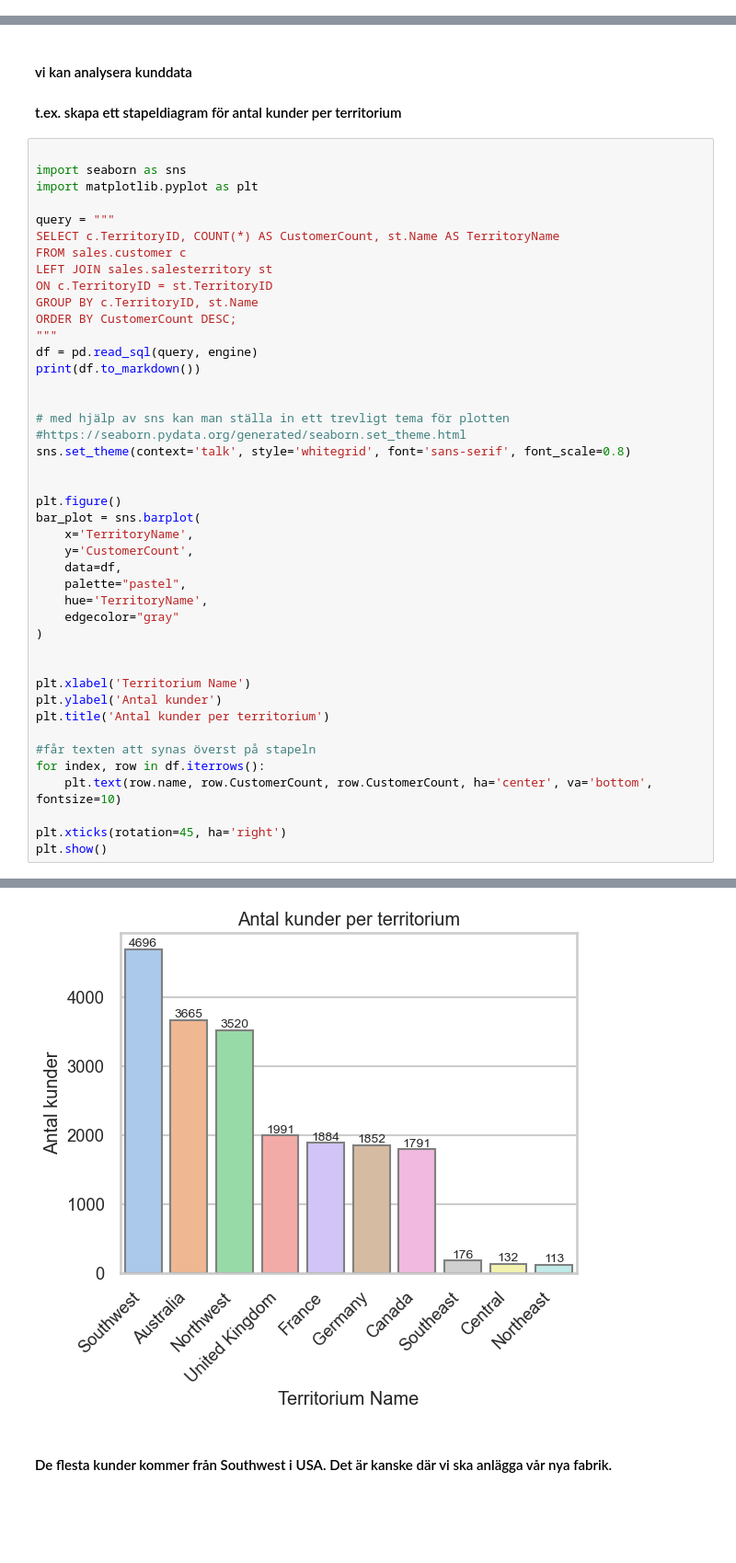
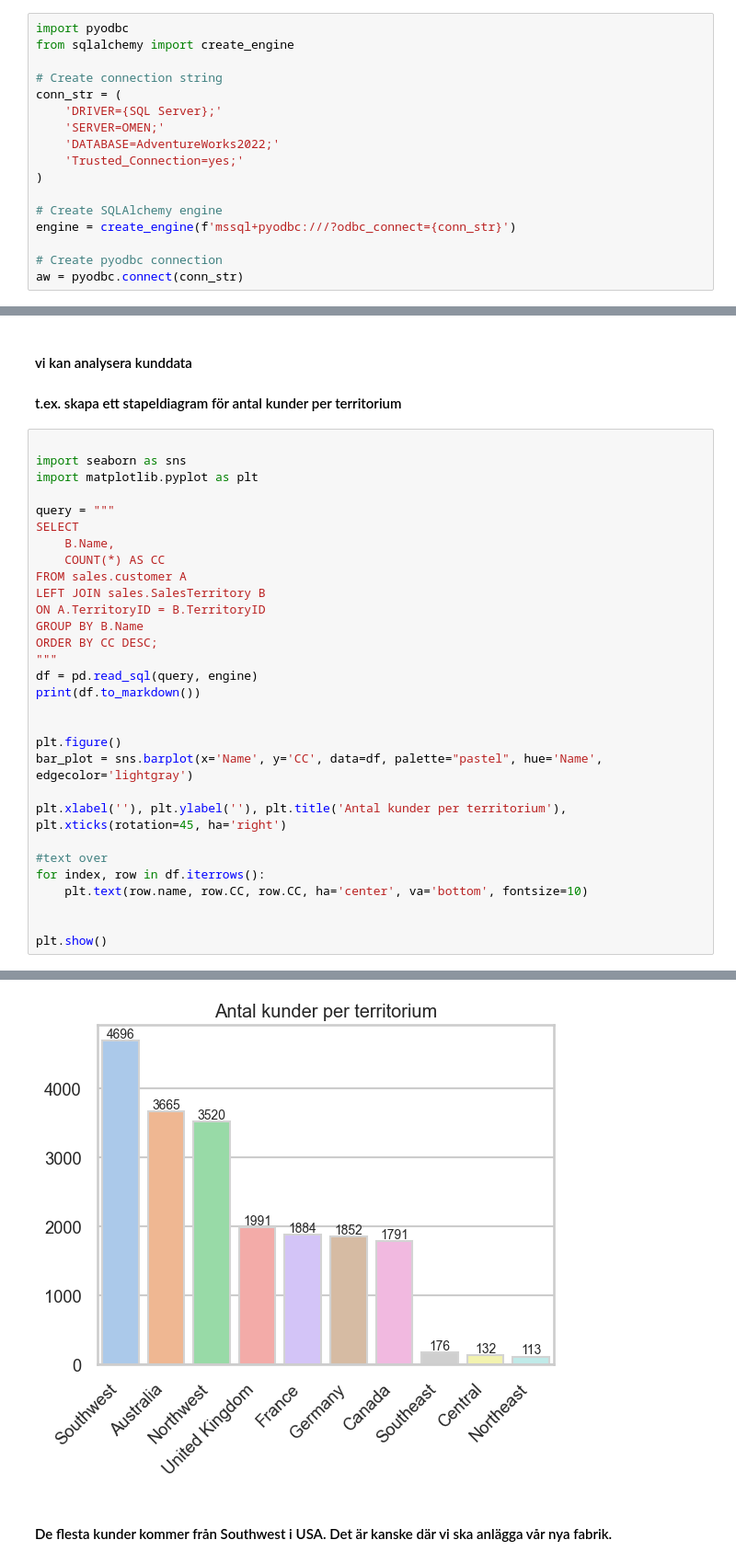
Before and after one commit to maria-lagerholm/FullStackRomanChurches, a Jupyter notebook: kunskapskontroll_Lagerholm.ipynb, the cells around one changed output, grey strips where cells are left out. Shown: that part at 92% size. Saved outputs shown, nothing was run; the diff lists cells and outputs as text; blank space fills up the shorter version.

```diff
--- a/kunskapskontroll_Lagerholm.ipynb
+++ b/kunskapskontroll_Lagerholm.ipynb
@@ -54,3 +28,20 @@ I am connected!
+# %%
+import pyodbc
+from sqlalchemy import create_engine
+
+# Create connection string
+conn_str = (
+    'DRIVER={SQL Server};'
+    'SERVER=OMEN;'
+    'DATABASE=AdventureWorks2022;'
+    'Trusted_Connection=yes;'
+)
+
+# Create SQLAlchemy engine
+engine = create_engine(f'mssql+pyodbc:///?odbc_connect={conn_str}')
+
+# Create pyodbc connection
+aw = pyodbc.connect(conn_str)
 # %% [markdown]
 #### Först utforskar jag strukturen av db AdventureWorks2022
 # %%
@@ -90,41 +111,28 @@ import seaborn as sns
 import matplotlib.pyplot as plt
 
 query = """
-SELECT c.TerritoryID, COUNT(*) AS CustomerCount, st.Name AS TerritoryName
-FROM sales.customer c
-LEFT JOIN sales.salesterritory st
-ON c.TerritoryID = st.TerritoryID
-GROUP BY c.TerritoryID, st.Name
-ORDER BY CustomerCount DESC;
+SELECT
+    B.Name,
+    COUNT(*) AS CC
+FROM sales.customer A
+LEFT JOIN sales.SalesTerritory B
+ON A.TerritoryID = B.TerritoryID
+GROUP BY B.Name
+ORDER BY CC DESC;
 """
 df = pd.read_sql(query, engine)
 print(df.to_markdown())
 
 
-# med hjälp av sns kan man ställa in ett trevligt tema för plotten
-#https://seaborn.pydata.org/generated/seaborn.set_theme.html
-sns.set_theme(context='talk', style='whitegrid', font='sans-serif', font_scale=0.8)
+plt.figure()
+bar_plot = sns.barplot(x='Name', y='CC', data=df, palette="pastel", hue='Name', edgecolor='lightgray')
+
+plt.xlabel(''), plt.ylabel(''), plt.title('Antal kunder per territorium'), plt.xticks(rotation=45, ha='right')
+
+#text over
+for index, row in df.iterrows():
+    plt.text(row.name, row.CC, row.CC, ha='center', va='bottom', fontsize=10)
 
 
-plt.figure()
-bar_plot = sns.barplot(
-    x='TerritoryName',
-    y='CustomerCount',
-    data=df,
-    palette="pastel",
-    hue='TerritoryName',
-    edgecolor="gray"
-)
-
-
-plt.xlabel('Territorium Name')
-plt.ylabel('Antal kunder')
-plt.title('Antal kunder per territorium')
-
-#får texten att synas överst på stapeln
-for index, row in df.iterrows():
-    plt.text(row.name, row.CustomerCount, row.CustomerCount, ha='center', va='bottom', fontsize=10)
-
-plt.xticks(rotation=45, ha='right')
 plt.show()
 # %% [output]
@@ -143,4 +151,4 @@ plt.show()
-[figure, old version]
+[figure, new version]
 # %% [markdown]
 #### De flesta kunder kommer från Southwest i USA. Det är kanske där vi ska anlägga vår nya fabrik.
 # %% [markdown]
```
Also changed, not shown: parts of 24 cells of this notebook.
